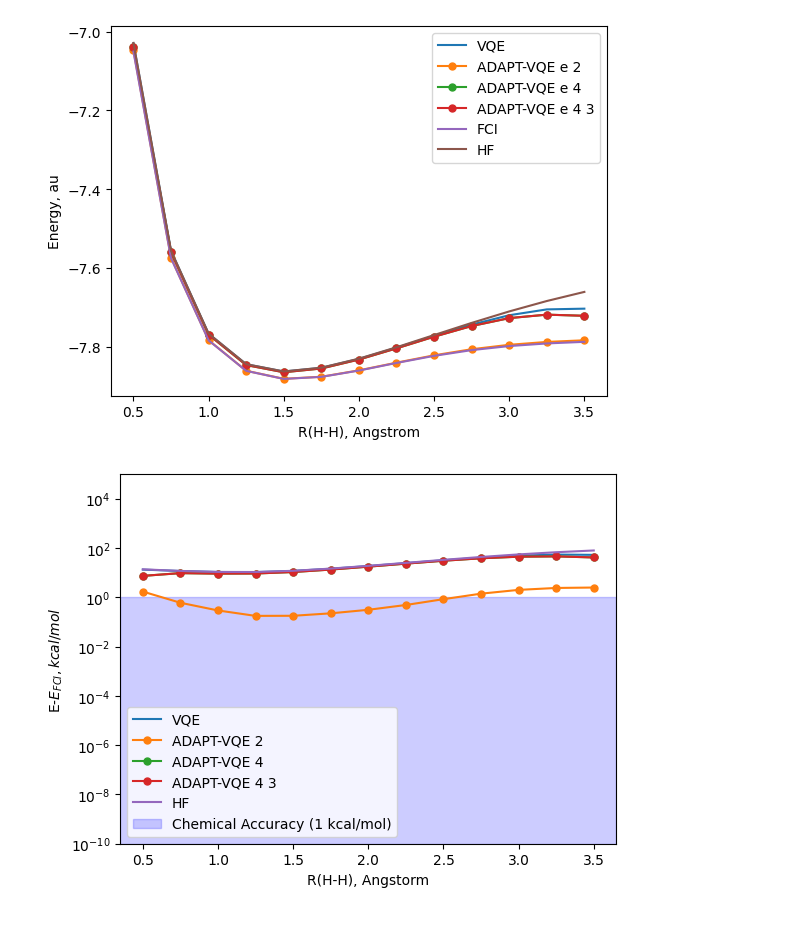
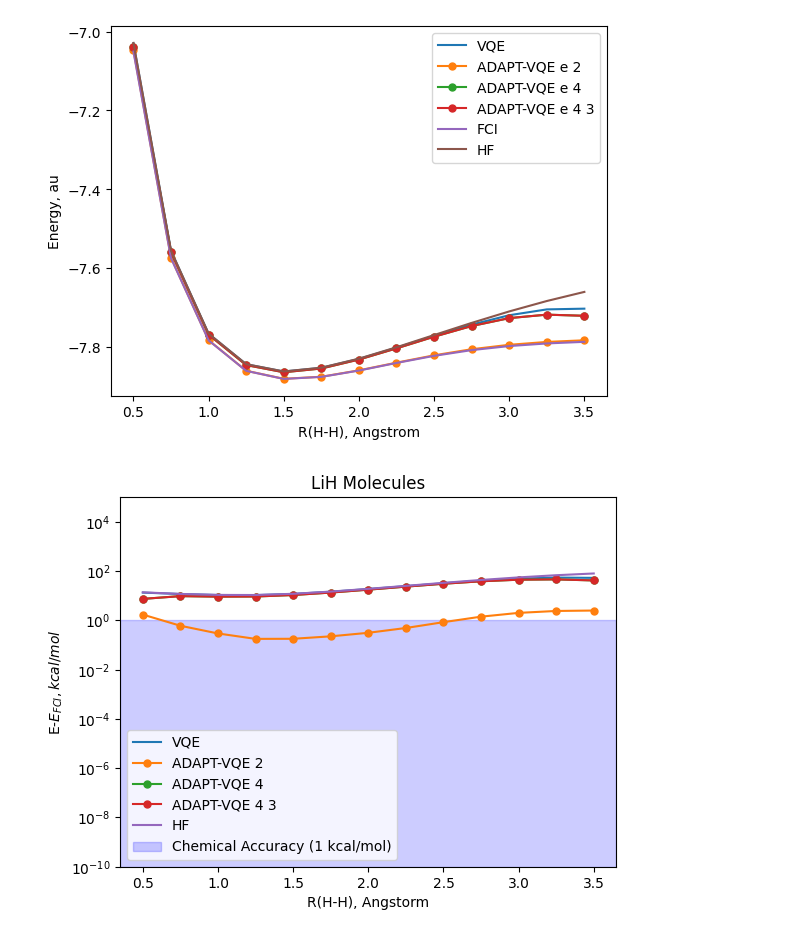
Before and after one commit to azhar-ikhtiarudin/variational-quantum-eigensolver, a Jupyter notebook: LiH/data/visualizer.ipynb, the cells around one changed output. Drawn from its saved outputs; the diff is of its cells as text; code cells hidden in the pictures.

Commit message:
edit visualizers

```diff
--- a/LiH/data/visualizer.ipynb
+++ b/LiH/data/visualizer.ipynb
@@ -34,16 +34,17 @@ adapt_vqe_data_4_e3 = abs(adapt_vqe_data_4_e3 - fci_data)*au_to_kcal_conversion
 # %%
 plt.plot(r_array, standard_vqe_data, label='VQE')
 plt.plot(r_array, adapt_vqe_data_2, label='ADAPT-VQE 2', marker='o', markersize=5)
 plt.plot(r_array, adapt_vqe_data_4, label='ADAPT-VQE 4', marker='o', markersize=5)
 plt.plot(r_array, adapt_vqe_data_4_e3, label='ADAPT-VQE 4 3', marker='o', markersize=5)
 plt.plot(r_array, hf_data, label='HF')
 plt.yscale('log')
 plt.ylim(1e-10, 1e5)
 plt.xlabel("R(H-H), Angstorm")
 plt.ylabel("E-$E_{FCI}, kcal/mol$")
+plt.title("LiH Molecules")
 
 plt.axhspan(ymin=1e-10, ymax=1e0, color='blue', alpha=0.2, label='Chemical Accuracy (1 kcal/mol)')
 plt.legend()
 plt.show()
 # %% [output]
-[figure, old version]
+[figure, new version]
```
Also changed, not shown: 3 other files.
